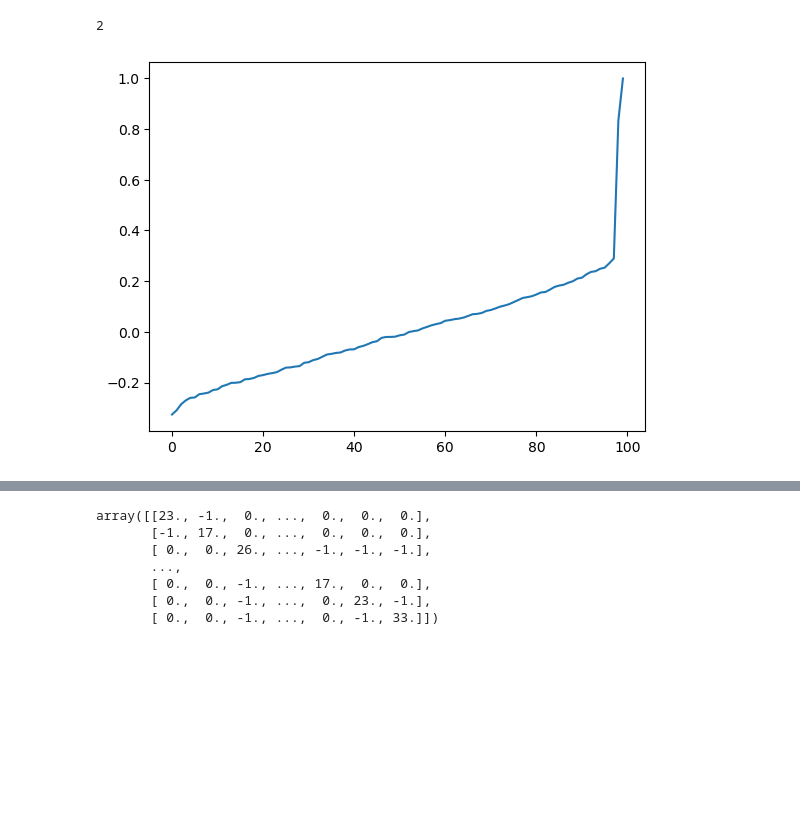
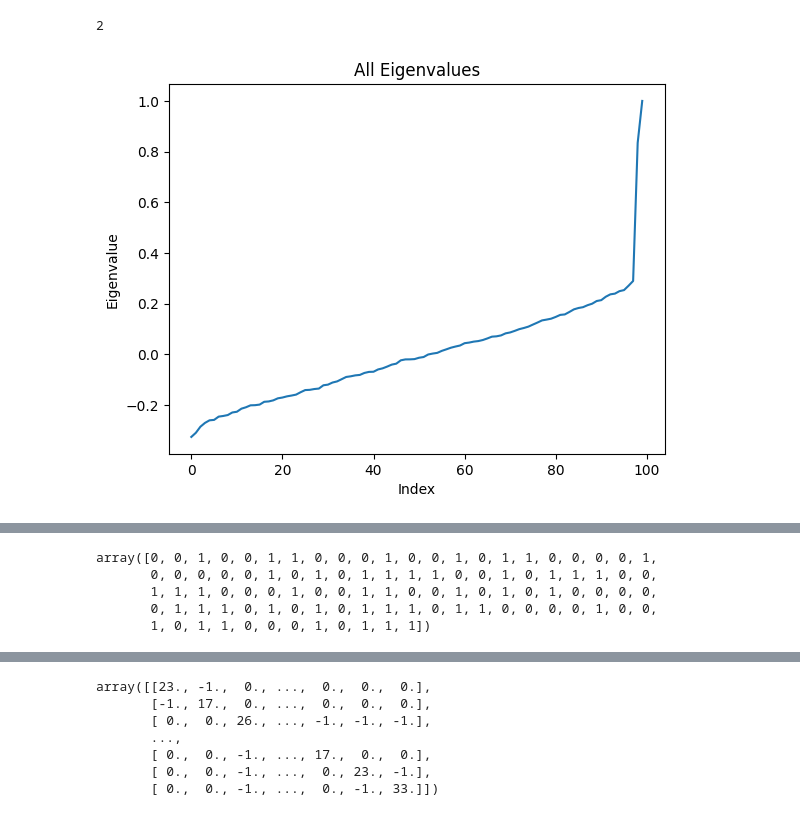
Before and after one commit to haya-hyh/datamining, a Jupyter notebook: HW4/main.ipynb, the cells around one changed output, grey strips where cells are left out. Saved outputs shown, nothing was run; the diff lists cells and outputs as text; code cells hidden in the pictures; blank space fills up the shorter version.

```diff
--- a/HW4/main.ipynb
+++ b/HW4/main.ipynb
@@ -24,13 +26,17 @@ from sklearn.cluster import KMeans
 import matplotlib.pyplot as plt
 import networkx as nx
 from scipy.linalg import eigh
-# %%
-def load_graph(file_path, weighted=False):
-    if weighted:
-        graph = nx.read_edgelist(file_path, delimiter=",", data=[('weight', float)])
-    else:
-        graph = nx.read_edgelist(file_path, delimiter=",")
-    return graph
+# %%
+def load_graph(file_path):
+    with open(file_path) as f:
+        edges = [tuple([int(x) for x in line.strip().split(',')])[0:2] for line in f]
+
+    nodes = np.unique(np.asarray(edges))
+
+    G = nx.Graph()
+    G.add_nodes_from(nodes)
+    G.add_edges_from(edges)
+    return G
 # %%
 file_path = "example1.dat"
 graph = load_graph(file_path)
@@ -272,6 +288,6 @@ plt.show()
 # %%
 file_path2 = "example2.dat"
-graph2 = load_graph(file_path2, weighted=True)
+graph2 = load_graph(file_path2)
 graph2
 # %% [output]
 <networkx.classes.graph.Graph at 0x...>
@@ -336,9 +363,12 @@ k2
 2
 # %%
 plt.plot(eigvals2)
+plt.title("All Eigenvalues")
+plt.xlabel("Index")
+plt.ylabel("Eigenvalue")
 plt.show()
 # %% [output]
-[figure, old version]
+[figure, new version]
 # %%
 plt.figure(figsize=(10, 6))
 last_5_indices = range(len(eigvals2) - 5, len(eigvals2))
@@ -373,8 +403,15 @@ array([[-0.73944909, -0.67321248],
        [ 0.80414965, -0.5944269 ],
        [ 0.79301624, -0.60920049]])
 # %%
-kmeans2 = KMeans(n_clusters=k2, random_state=42)
+kmeans2 = KMeans(n_clusters=2, random_state=1234)
 clusters2 = kmeans2.fit_predict(Y2)
+clusters2
+# %% [output]
+array([0, 0, 1, 0, 0, 1, 1, 0, 0, 0, 1, 0, 0, 1, 0, 1, 1, 0, 0, 0, 0, 1,
+       0, 0, 0, 0, 0, 1, 0, 1, 0, 1, 1, 1, 1, 0, 0, 1, 0, 1, 1, 1, 0, 0,
+       1, 1, 1, 0, 0, 0, 1, 0, 0, 1, 1, 0, 0, 1, 0, 1, 0, 1, 0, 0, 0, 0,
+       0, 1, 1, 1, 0, 1, 0, 1, 0, 1, 1, 1, 0, 1, 1, 0, 0, 0, 0, 1, 0, 0,
+       1, 0, 1, 1, 0, 0, 0, 1, 0, 1, 1, 1])
 # %%
 nx.draw(graph2, node_size=20, node_color=clusters2)
 # %% [output]
```
Also changed, not shown: parts of 14 cells of this notebook, 1 other file.
